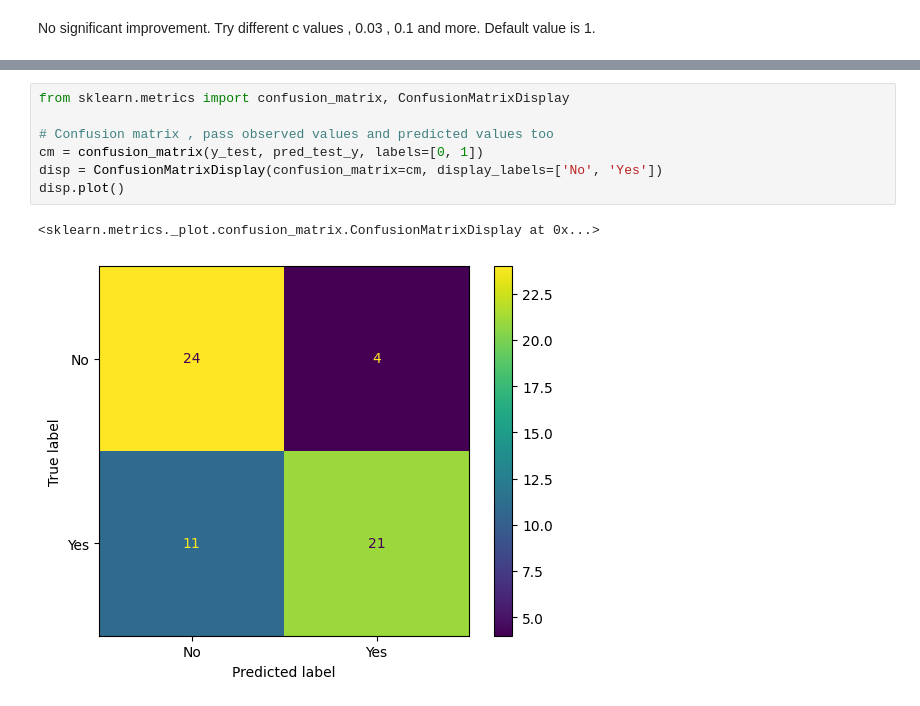
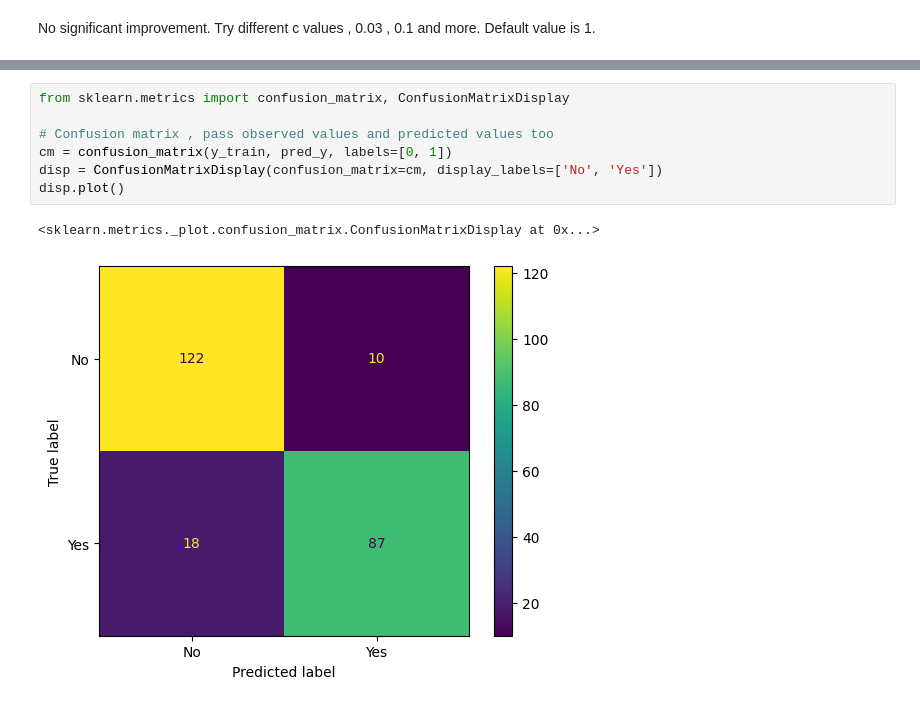
Before and after one commit to kechcole/Machine-Learning, a Jupyter notebook: Notebook/3.Logistic_regression.ipynb, the cells around one changed output, grey strips where cells are left out. Drawn from its saved outputs; the diff is of its cells as text.

```diff
--- a/Notebook/3.Logistic_regression.ipynb
+++ b/Notebook/3.Logistic_regression.ipynb
@@ -389,10 +424,10 @@ No significant improvement. Try different c values , 0.03 , 0.1 and more. Defaul
 # %%
 from sklearn.metrics import confusion_matrix, ConfusionMatrixDisplay
 
 # Confusion matrix , pass observed values and predicted values too
-cm = confusion_matrix(y_test, pred_test_y, labels=[0, 1])
+cm = confusion_matrix(y_train, pred_y, labels=[0, 1])
 disp = ConfusionMatrixDisplay(confusion_matrix=cm, display_labels=['No', 'Yes'])
 disp.plot()
 # %% [output]
 <sklearn.metrics._plot.confusion_matrix.ConfusionMatrixDisplay at 0x...>
-[figure, old version]
+[figure, new version]
```
Also changed, not shown: parts of 6 cells of this notebook, 2 other files.
